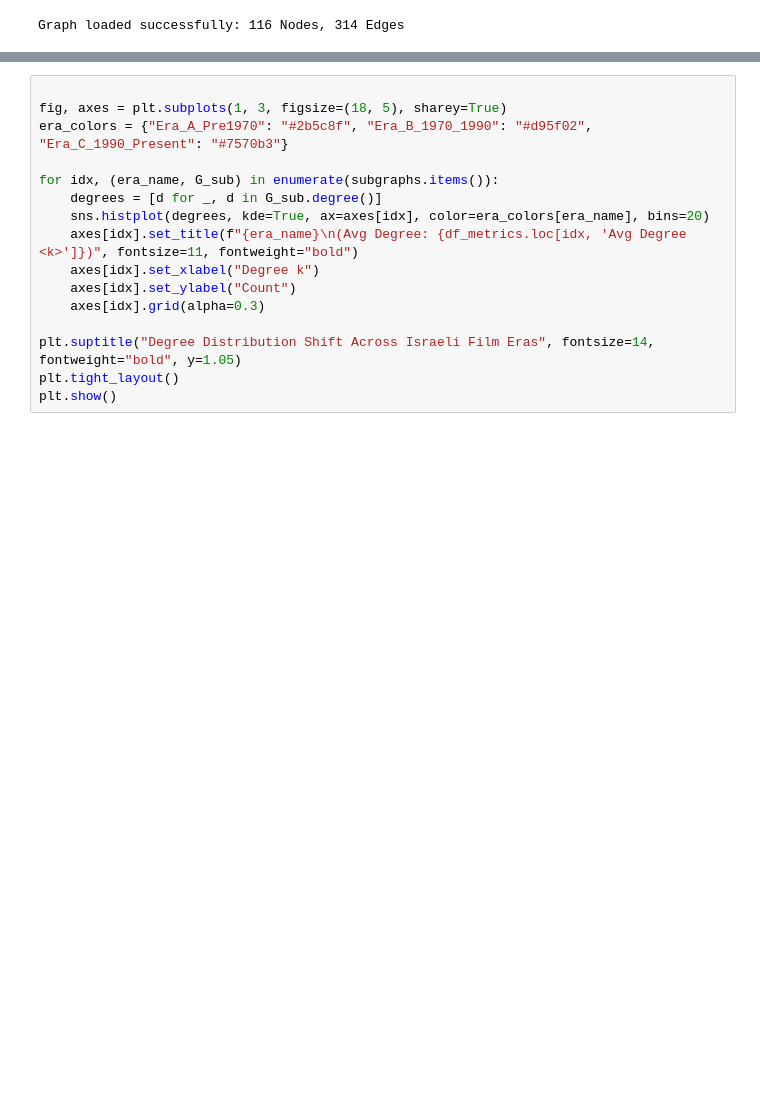
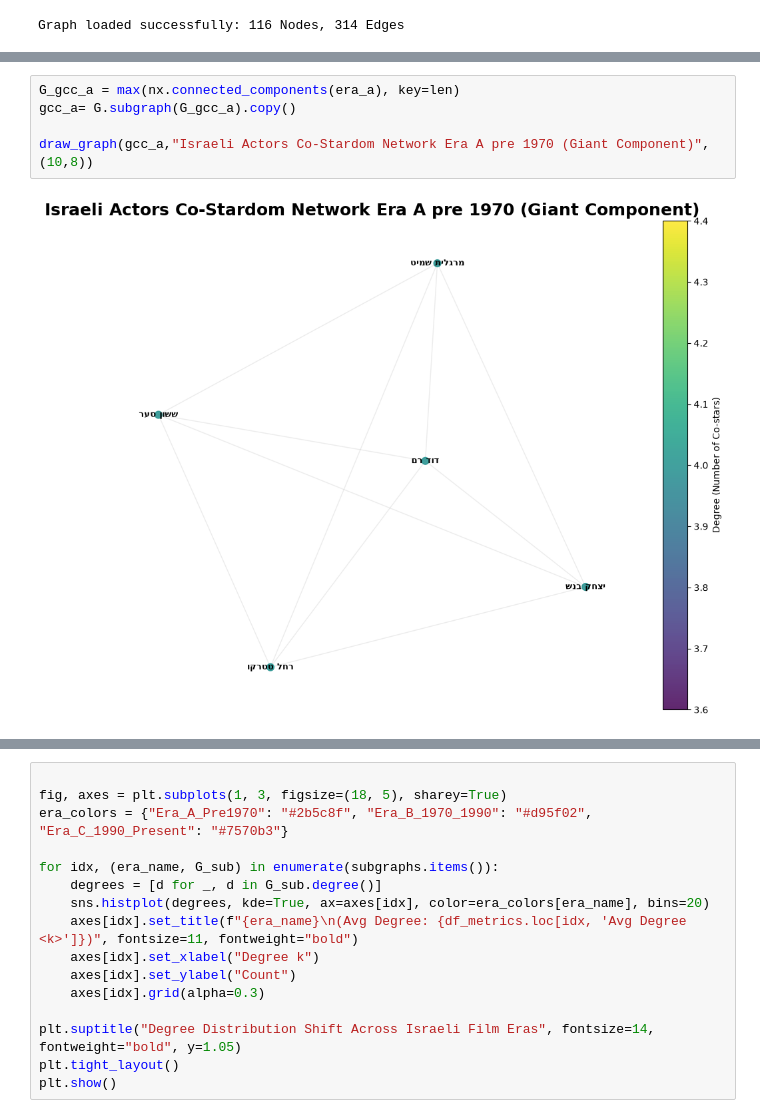
Before and after one commit to diyabakri/graphs-final, a Jupyter notebook: main.ipynb, the cells around one changed output, grey strips where cells are left out. Saved outputs shown, nothing was run; the diff lists cells and outputs as text; blank space fills up the shorter version.

```diff
--- a/main.ipynb
+++ b/main.ipynb
@@ -222,0 +239,7 @@ Temporal Graph Development Metrics
+# %%
+G_gcc_a = max(nx.connected_components(era_a), key=len)
+gcc_a= G.subgraph(G_gcc_a).copy()
+
+draw_graph(gcc_a,"Israeli Actors Co-Stardom Network Era A pre 1970 (Giant Component)",(10,8))
+# %% [output]
+[figure, added]
```
Also changed, not shown: parts of 21 cells of this notebook, 5 other files.
